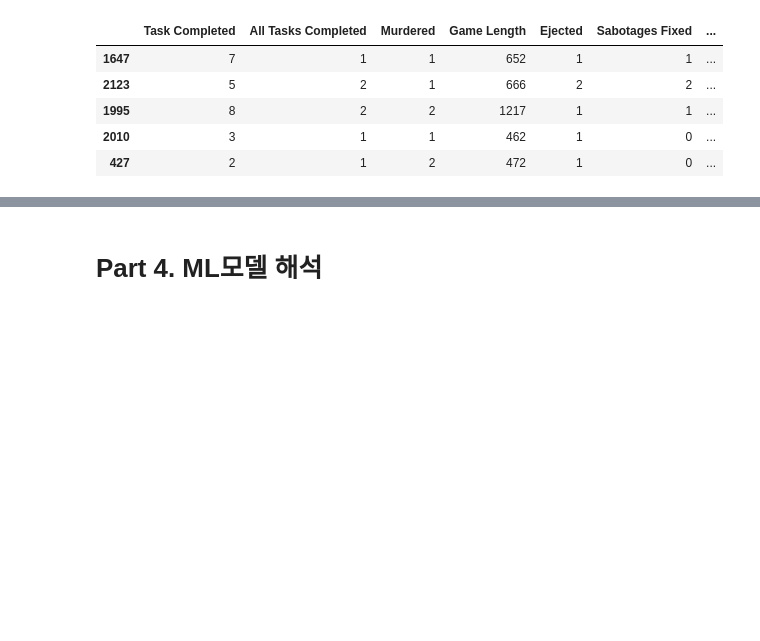
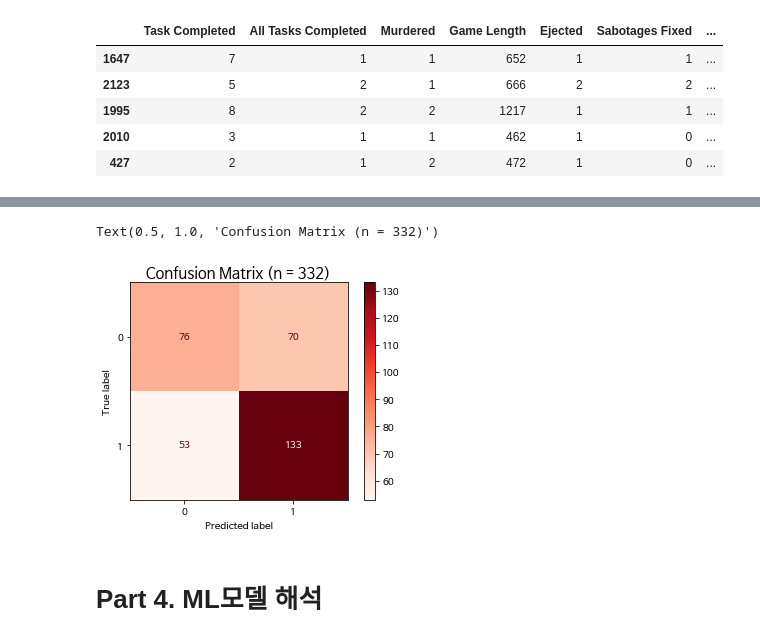
Before and after one commit to donghwi2022/ds-section2-project, a Jupyter notebook: section2_project.ipynb, the cells around one changed output, grey strips where cells are left out. Drawn from its saved outputs; the diff is of its cells as text; code cells hidden in the pictures; blank space fills up the shorter version.

```diff
--- a/section2_project.ipynb
+++ b/section2_project.ipynb
@@ -362,9 +364,7 @@ params = {
 }
 
 # 하이퍼 파라미터 탐색
-grid_search = GridSearchCV(model, param_grid=params, scoring="accuracy", cv=3, verbose=3)
-
-# 최적의 하이퍼 파라미터로 학습 진행
+grid_search = GridSearchCV(model, param_grid=params, scoring="roc_auc", cv=3, verbose=3)
 grid_search.fit(X_train_encoded, y_train)
 
 print("최적 하이퍼파라미터: ", grid_search.best_params_)
@@ -395,6 +390,11 @@ Fitting 3 folds for each of 250 candidates, totalling 750 fits
 # %%
-y_pred = grid_search.predict(X_train_encoded)
-print(accuracy_score(y_train, y_pred))
+# 최적의 하이퍼 파라미터로 학습 진행
+model_best = grid_search.best_estimator_
+model_best.fit(X_train_encoded, y_train)
 
-y_pred = grid_search.predict(X_val_encoded)
-print(accuracy_score(y_val, y_pred))
+# 훈련데이터와 검증 데이터의 정확도 비교
+y_pred = model_best.predict(X_train_encoded)
+print('훈련데이터 기준 모델 정확도 : ', accuracy_score(y_train, y_pred).round(3))
+
+y_pred = model_best.predict(X_val_encoded)
+print('검증데이터 기준 모델 정확도 : ', accuracy_score(y_val, y_pred).round(3))
@@ -424,2 +425,9 @@ print(accuracy_score(y_val, y_pred))
+# %%
+# Confusion Matrix를 계산하여 직관적으로 모델의 예측 결과를 확인
+plot_confusion_matrix(model_best, X_test_encoded, y_test, cmap = plt.cm.Reds)
+plt.title(f"Confusion Matrix (n = {len(y_test)})", fontsize=15)
+# %% [output]
+Text(0.5, 1.0, 'Confusion Matrix (n = 332)')
+[figure, added]
 # %% [markdown]
 # **Part 4. ML모델 해석**
```
Also changed, not shown: parts of 11 cells of this notebook.
